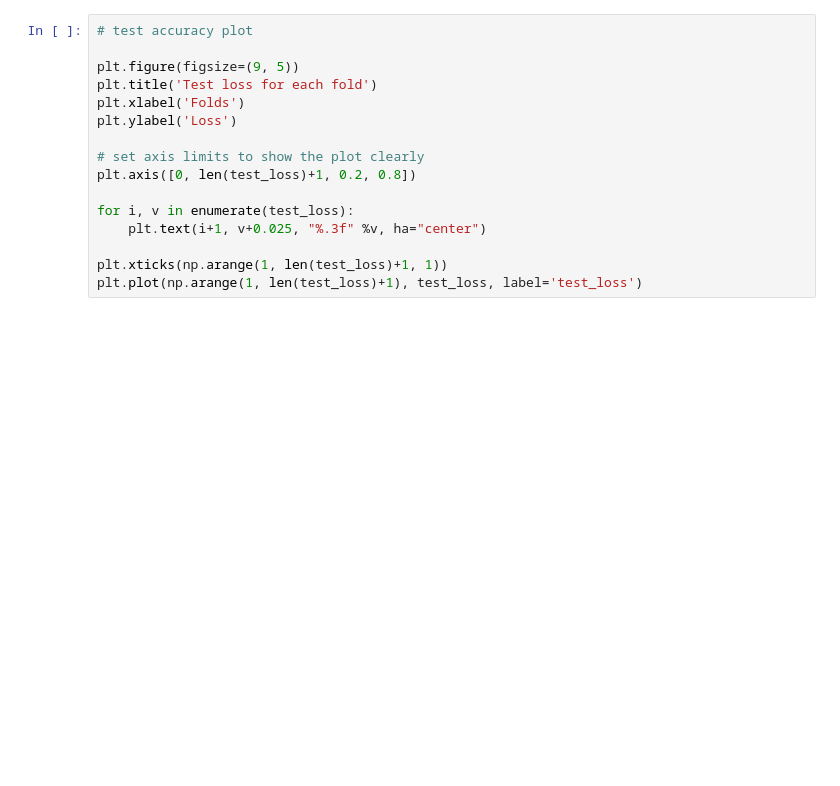
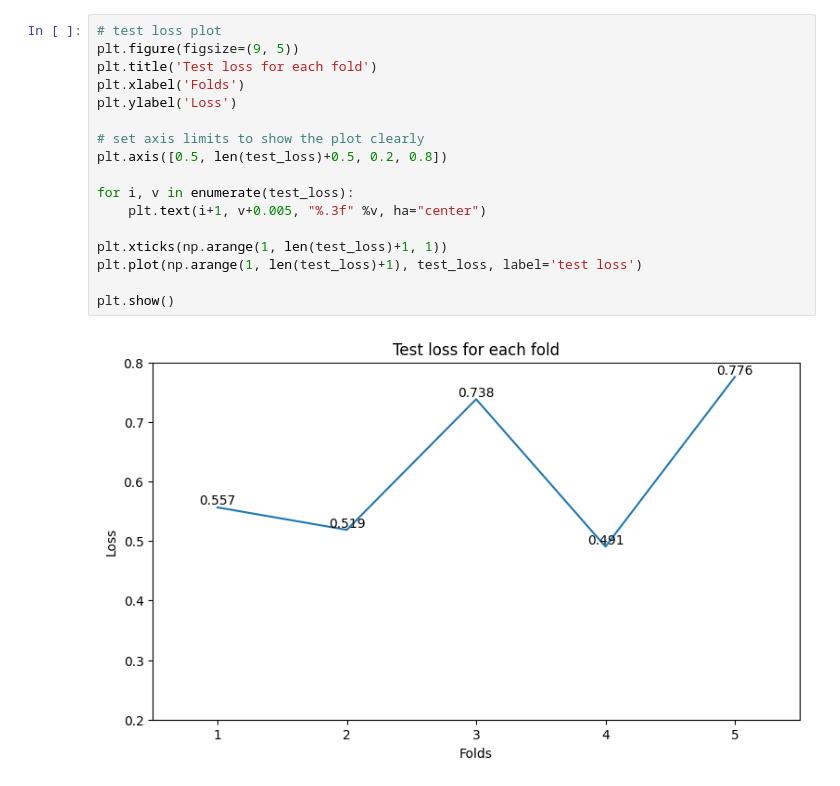
Before and after one commit to Marini97/Audio-CNN, a Jupyter notebook: EMOVO/train.ipynb, the cells around one changed output. Saved outputs shown, nothing was run; the diff lists cells and outputs as text; blank space fills up the shorter version.

```diff
--- a/EMOVO/train.ipynb
+++ b/EMOVO/train.ipynb
@@ -182,16 +281,19 @@ plt.plot(np.arange(1, len(test_accuracy)+1), test_accuracy, label='test_accuracy
 # %%
-# test accuracy plot
-
+# test loss plot
 plt.figure(figsize=(9, 5))
 plt.title('Test loss for each fold')
 plt.xlabel('Folds')
 plt.ylabel('Loss')
 
 # set axis limits to show the plot clearly
-plt.axis([0, len(test_loss)+1, 0.2, 0.8])
+plt.axis([0.5, len(test_loss)+0.5, 0.2, 0.8])
 
 for i, v in enumerate(test_loss):
-    plt.text(i+1, v+0.025, "%.3f" %v, ha="center")
+    plt.text(i+1, v+0.005, "%.3f" %v, ha="center")
 
 plt.xticks(np.arange(1, len(test_loss)+1, 1))
-plt.plot(np.arange(1, len(test_loss)+1), test_loss, label='test_loss')
+plt.plot(np.arange(1, len(test_loss)+1), test_loss, label='test loss')
+
+plt.show()
+# %% [output]
+[figure, added]
```
Also changed, not shown: parts of 17 cells of this notebook, 11 other files.
